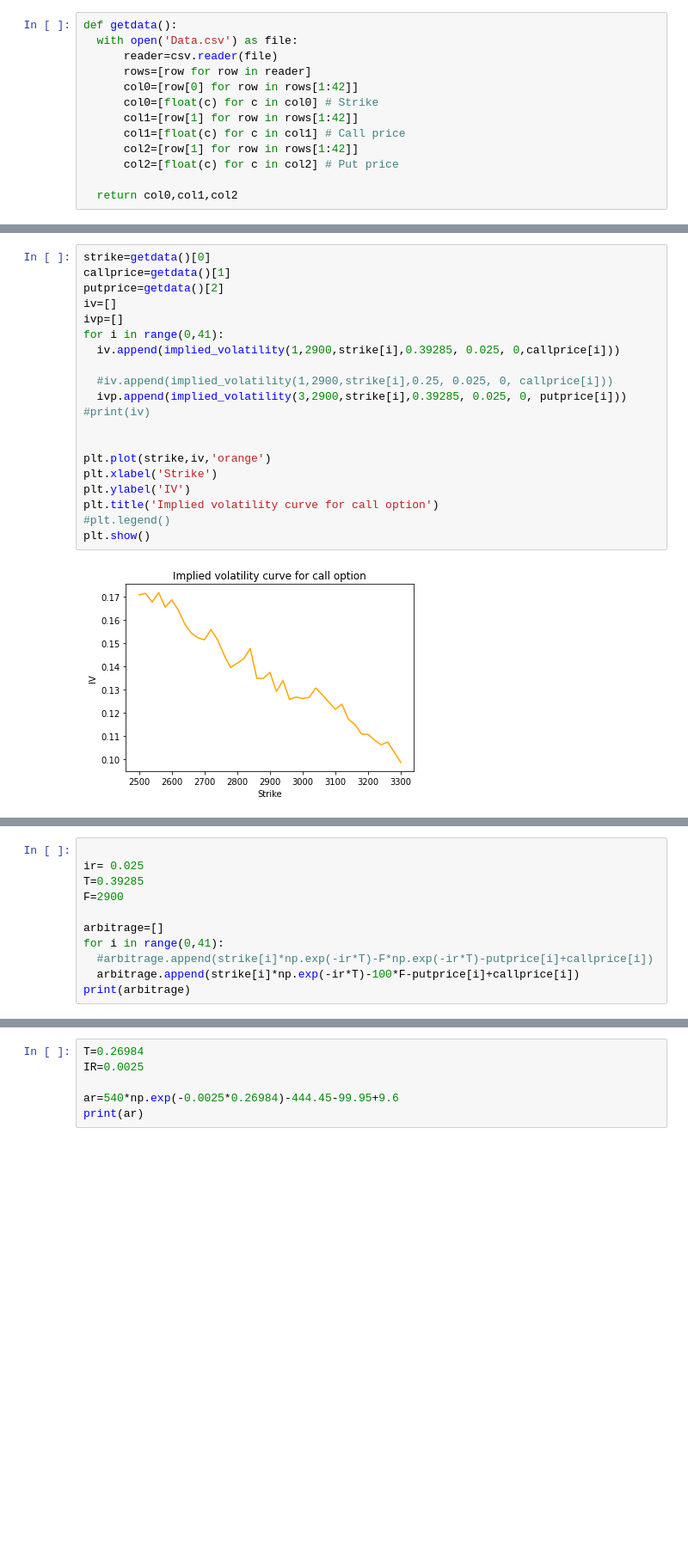
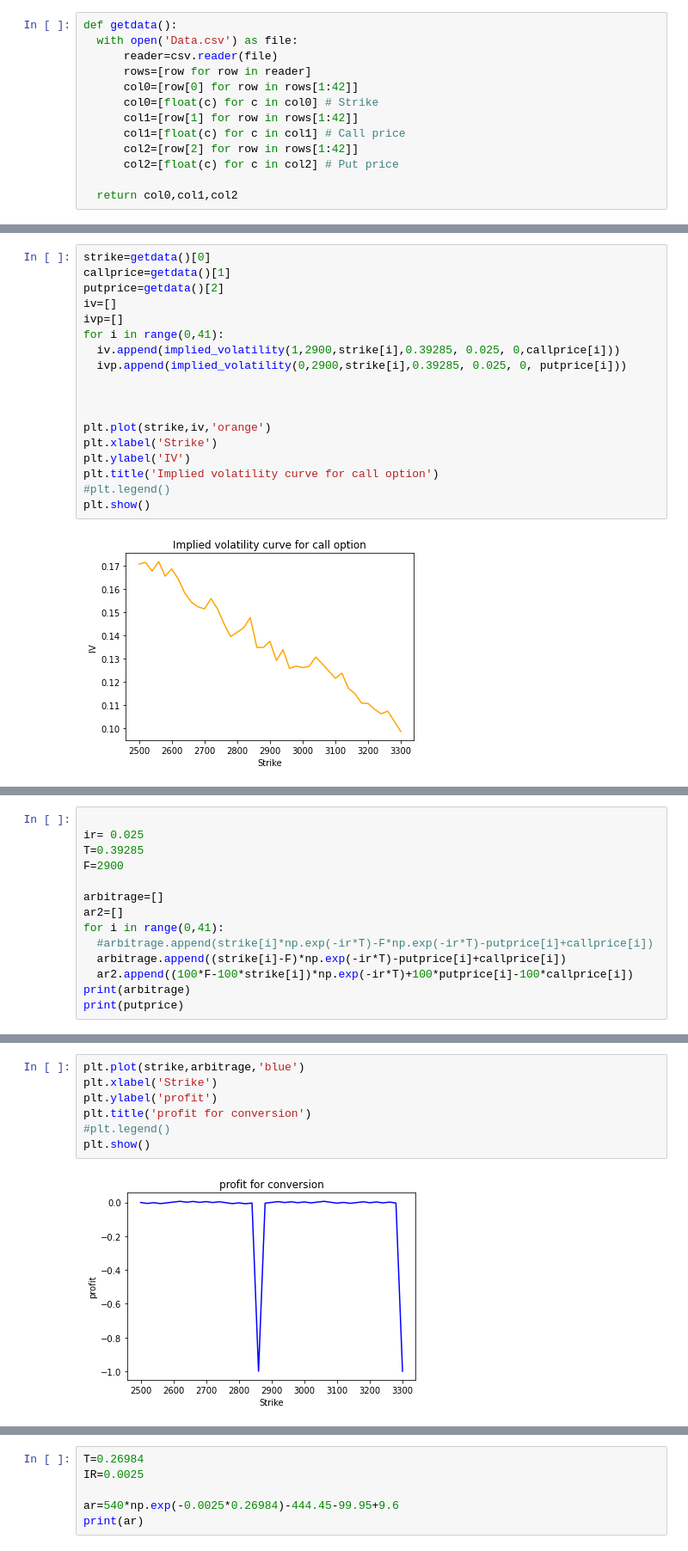
Before and after one commit to gannannavelorange/Project, a Jupyter notebook: src/question2.ipynb, the cells around one changed output, grey strips where cells are left out. Shown at 86% size. Drawn from its saved outputs; the diff is of its cells as text; blank space fills up the shorter version.

```diff
--- a/src/question2.ipynb
+++ b/src/question2.ipynb
@@ -110,7 +103,7 @@ def getdata():
       col0=[float(c) for c in col0] # Strike
       col1=[row[1] for row in rows[1:42]]
       col1=[float(c) for c in col1] # Call price
-      col2=[row[1] for row in rows[1:42]]
+      col2=[row[2] for row in rows[1:42]]
       col2=[float(c) for c in col2] # Put price
 
   return col0,col1,col2
@@ -135,10 +127,8 @@ iv=[]
 ivp=[]
 for i in range(0,41):
   iv.append(implied_volatility(1,2900,strike[i],0.39285, 0.025, 0,callprice[i]))
+  ivp.append(implied_volatility(0,2900,strike[i],0.39285, 0.025, 0, putprice[i]))
 
-  #iv.append(implied_volatility(1,2900,strike[i],0.25, 0.025, 0, callprice[i]))
-  ivp.append(implied_volatility(3,2900,strike[i],0.39285, 0.025, 0, putprice[i]))
-#print(iv)
 
 
 plt.plot(strike,iv,'orange')
@@ -163,8 +157,11 @@ T=0.39285
 F=2900
 
 arbitrage=[]
+ar2=[]
 for i in range(0,41):
   #arbitrage.append(strike[i]*np.exp(-ir*T)-F*np.exp(-ir*T)-putprice[i]+callprice[i])
-  arbitrage.append(strike[i]*np.exp(-ir*T)-100*F-putprice[i]+callprice[i])
+  arbitrage.append((strike[i]-F)*np.exp(-ir*T)-putprice[i]+callprice[i])
+  ar2.append((100*F-100*strike[i])*np.exp(-ir*T)+100*putprice[i]-100*callprice[i])
 print(arbitrage)
+print(putprice)
 # %% [output]
@@ -171,0 +170,9 @@ print(arbitrage)
+# %%
+plt.plot(strike,arbitrage,'blue')
+plt.xlabel('Strike')
+plt.ylabel('profit')
+plt.title('profit for conversion')
+#plt.legend()
+plt.show()
+# %% [output]
+[figure, added]
```
Also changed, not shown: parts of 20 cells of this notebook.
